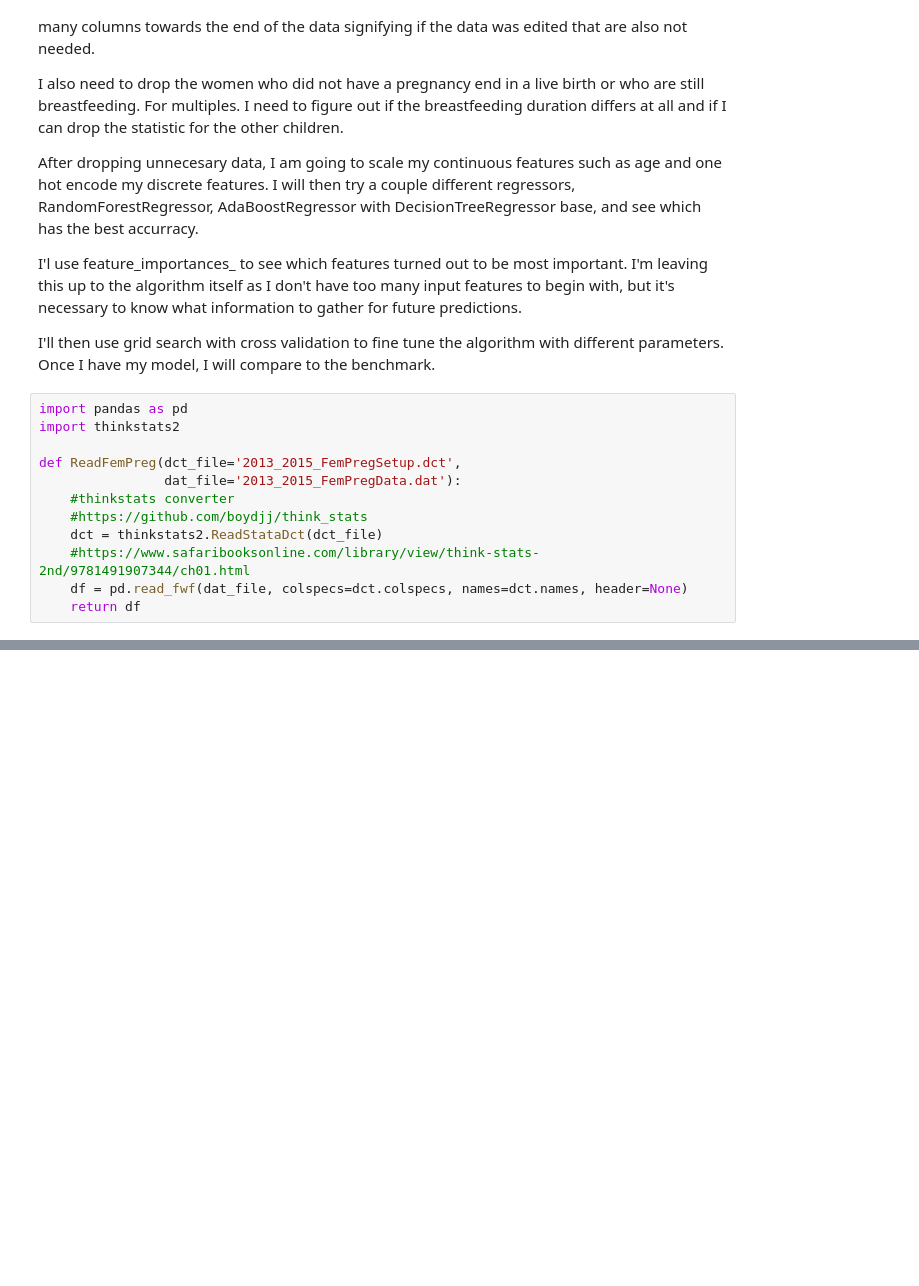
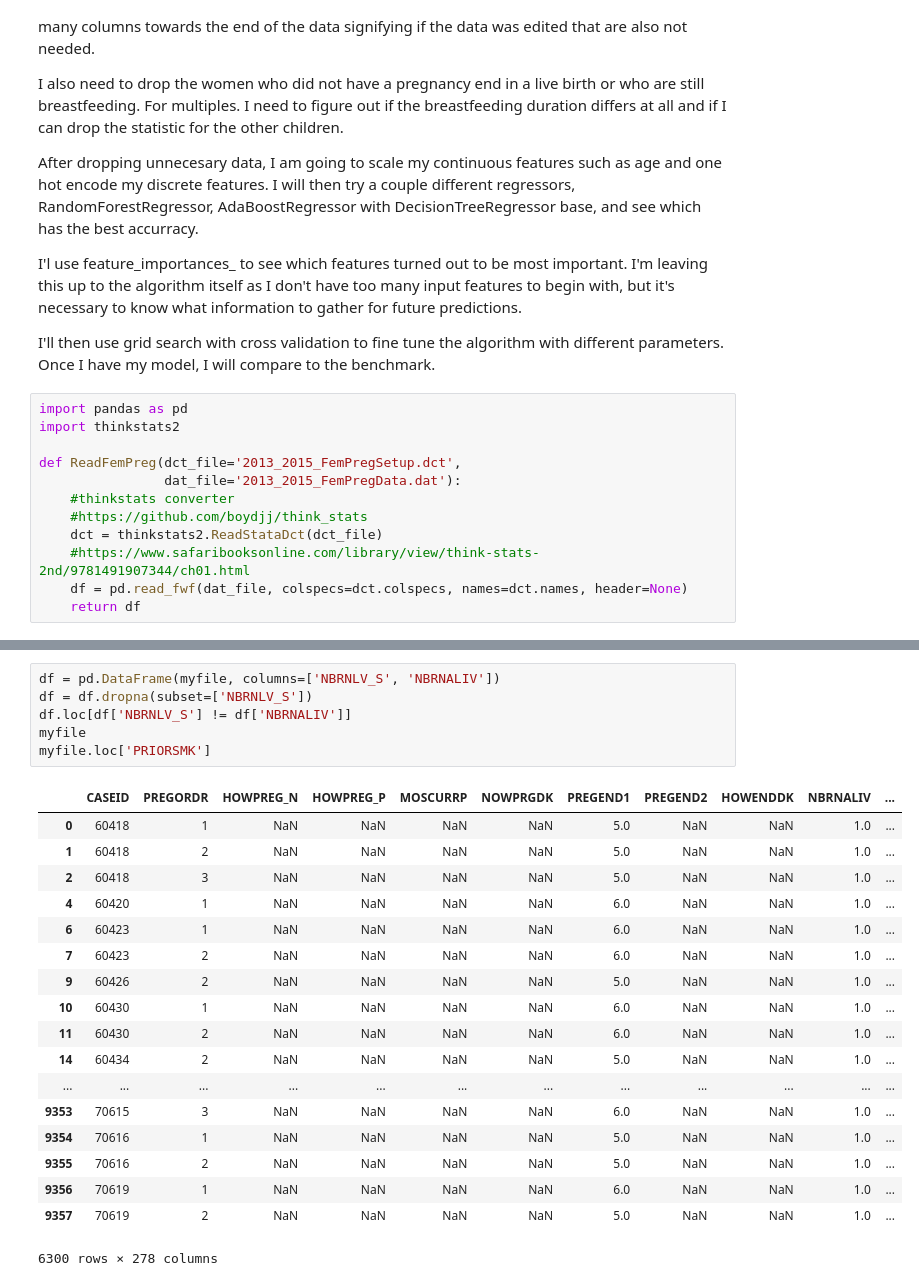
Before and after one commit to imLissy/machine-learning, a Jupyter notebook: projects/capstone/capstone.ipynb, the cells around one changed output, grey strips where cells are left out. Saved outputs shown, nothing was run; the diff lists cells and outputs as text; blank space fills up the shorter version.

```diff
--- a/projects/capstone/capstone.ipynb
+++ b/projects/capstone/capstone.ipynb
@@ -167,0 +193,25 @@ NBRNLV_S   %1f  "# of babies born alive from this preg (based on CCSD)"
+# %%
+df = pd.DataFrame(myfile, columns=['NBRNLV_S', 'NBRNALIV'])
+df = df.dropna(subset=['NBRNLV_S'])
+df.loc[df['NBRNLV_S'] != df['NBRNALIV']]
+myfile
+myfile.loc['PRIORSMK']
+# %% [output]
+|  | CASEID | PREGORDR | HOWPREG_N | HOWPREG_P | MOSCURRP | NOWPRGDK | PREGEND1 | PREGEND2 | HOWENDDK | NBRNALIV | ... |
+| 0 | 60418 | 1 | NaN | NaN | NaN | NaN | 5.0 | NaN | NaN | 1.0 | ... |
+| 1 | 60418 | 2 | NaN | NaN | NaN | NaN | 5.0 | NaN | NaN | 1.0 | ... |
+| 2 | 60418 | 3 | NaN | NaN | NaN | NaN | 5.0 | NaN | NaN | 1.0 | ... |
+| 4 | 60420 | 1 | NaN | NaN | NaN | NaN | 6.0 | NaN | NaN | 1.0 | ... |
+| 6 | 60423 | 1 | NaN | NaN | NaN | NaN | 6.0 | NaN | NaN | 1.0 | ... |
+| 7 | 60423 | 2 | NaN | NaN | NaN | NaN | 6.0 | NaN | NaN | 1.0 | ... |
+| 9 | 60426 | 2 | NaN | NaN | NaN | NaN | 5.0 | NaN | NaN | 1.0 | ... |
+| 10 | 60430 | 1 | NaN | NaN | NaN | NaN | 6.0 | NaN | NaN | 1.0 | ... |
+| 11 | 60430 | 2 | NaN | NaN | NaN | NaN | 6.0 | NaN | NaN | 1.0 | ... |
+| 14 | 60434 | 2 | NaN | NaN | NaN | NaN | 5.0 | NaN | NaN | 1.0 | ... |
+| ... | ... | ... | ... | ... | ... | ... | ... | ... | ... | ... | ... |
+| 9353 | 70615 | 3 | NaN | NaN | NaN | NaN | 6.0 | NaN | NaN | 1.0 | ... |
+| 9354 | 70616 | 1 | NaN | NaN | NaN | NaN | 5.0 | NaN | NaN | 1.0 | ... |
+| 9355 | 70616 | 2 | NaN | NaN | NaN | NaN | 5.0 | NaN | NaN | 1.0 | ... |
+| 9356 | 70619 | 1 | NaN | NaN | NaN | NaN | 6.0 | NaN | NaN | 1.0 | ... |
+| 9357 | 70619 | 2 | NaN | NaN | NaN | NaN | 5.0 | NaN | NaN | 1.0 | ... |
+6300 rows × 278 columns
```
Also changed, not shown: parts of 5 cells of this notebook, 1 other file.
